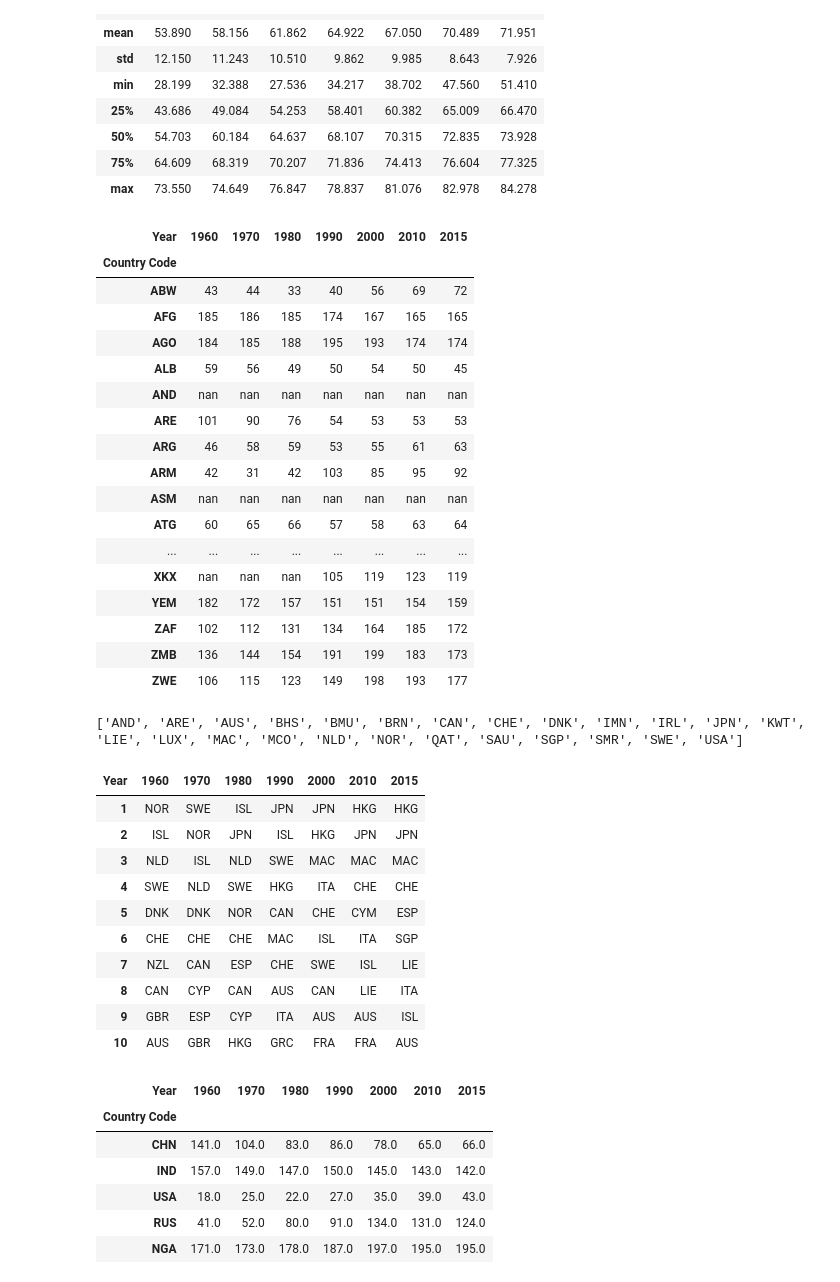
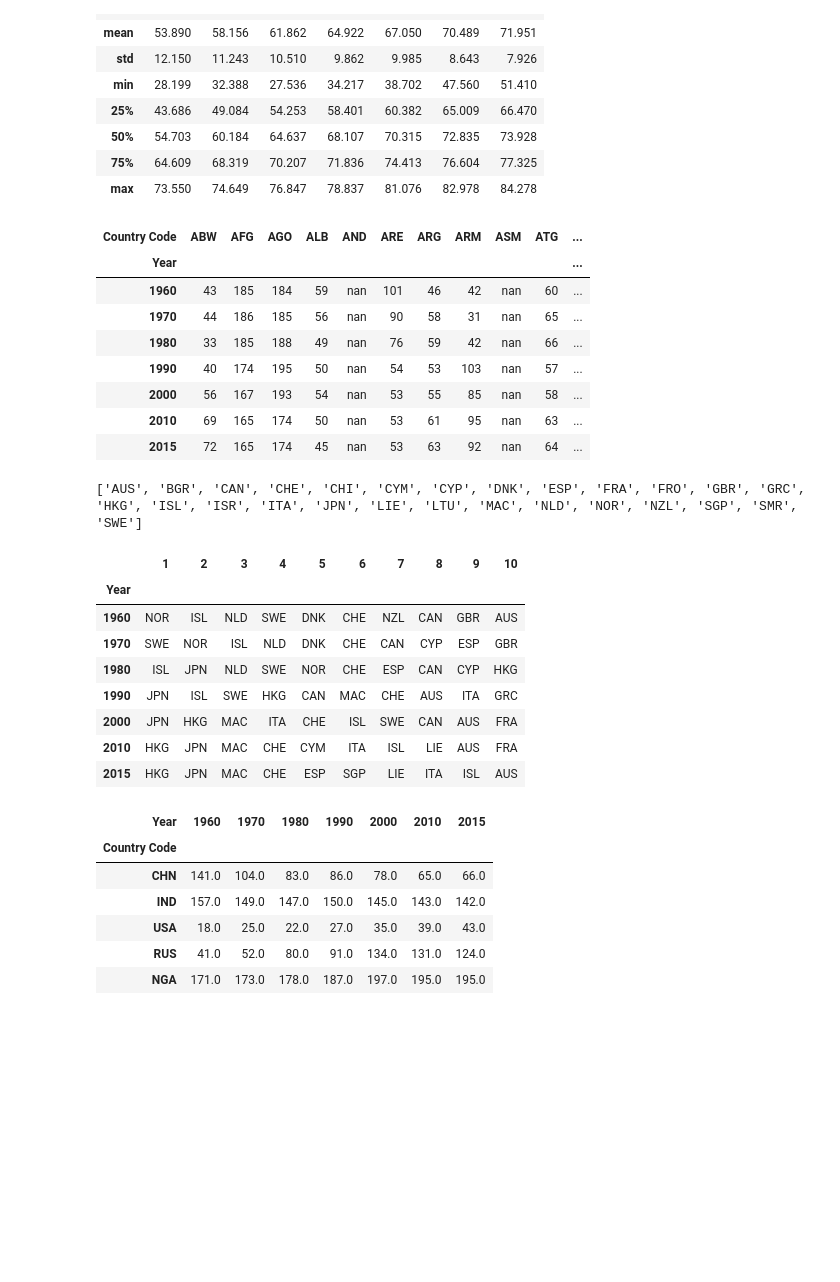
Before and after one commit to jruizalz/EPE-ULPGC, a Jupyter notebook: Bloque_1/1.AnalisisExploratorioDatos.ipynb, the cells around one changed output. Cells and saved outputs as stored; diff of their text form; code cells hidden in the pictures; blank space fills up the shorter version.

```diff
--- a/Bloque_1/1.AnalisisExploratorioDatos.ipynb
+++ b/Bloque_1/1.AnalisisExploratorioDatos.ipynb
@@ -1448,32 +1432,23 @@ life_exp_countries.describe()[selected_years_idx[0:-1]].\
 # %%
 # Ordenación de los países del mundo por esperanza de vida (orden descendente: 1 -> máximo)
 life_exp_countries_rank = life_exp_countries.rank(ascending=False,method="first")
-life_exp_countries_rank[selected_years_idx[0:-1]].\
+life_exp_countries_rank[selected_years_idx[0:-1]].T.\
     style.format("{:.0f}").highlight_null(null_color='red').\
-          highlight_max().highlight_min()
+          highlight_max(axis=1).highlight_min(axis=1)
 # %% [output]
-| Year | 1960 | 1970 | 1980 | 1990 | 2000 | 2010 | 2015 |
-| Country Code |  |  |  |  |  |  |  |
-| ABW | 43 | 44 | 33 | 40 | 56 | 69 | 72 |
-| AFG | 185 | 186 | 185 | 174 | 167 | 165 | 165 |
-| AGO | 184 | 185 | 188 | 195 | 193 | 174 | 174 |
-| ALB | 59 | 56 | 49 | 50 | 54 | 50 | 45 |
-| AND | nan | nan | nan | nan | nan | nan | nan |
-| ARE | 101 | 90 | 76 | 54 | 53 | 53 | 53 |
-| ARG | 46 | 58 | 59 | 53 | 55 | 61 | 63 |
-| ARM | 42 | 31 | 42 | 103 | 85 | 95 | 92 |
-| ASM | nan | nan | nan | nan | nan | nan | nan |
-| ATG | 60 | 65 | 66 | 57 | 58 | 63 | 64 |
-| ... | ... | ... | ... | ... | ... | ... | ... |
-| XKX | nan | nan | nan | 105 | 119 | 123 | 119 |
-| YEM | 182 | 172 | 157 | 151 | 151 | 154 | 159 |
-| ZAF | 102 | 112 | 131 | 134 | 164 | 185 | 172 |
-| ZMB | 136 | 144 | 154 | 191 | 199 | 183 | 173 |
-| ZWE | 106 | 115 | 123 | 149 | 198 | 193 | 177 |
+| Country Code | ABW | AFG | AGO | ALB | AND | ARE | ARG | ARM | ASM | ATG | ... |
+| Year |  |  |  |  |  |  |  |  |  |  | ... |
+| 1960 | 43 | 185 | 184 | 59 | nan | 101 | 46 | 42 | nan | 60 | ... |
+| 1970 | 44 | 186 | 185 | 56 | nan | 90 | 58 | 31 | nan | 65 | ... |
+| 1980 | 33 | 185 | 188 | 49 | nan | 76 | 59 | 42 | nan | 66 | ... |
+| 1990 | 40 | 174 | 195 | 50 | nan | 54 | 53 | 103 | nan | 57 | ... |
+| 2000 | 56 | 167 | 193 | 54 | nan | 53 | 55 | 85 | nan | 58 | ... |
+| 2010 | 69 | 165 | 174 | 50 | nan | 53 | 61 | 95 | nan | 63 | ... |
+| 2015 | 72 | 165 | 174 | 45 | nan | 53 | 63 | 92 | nan | 64 | ... |
 # %%
 n = 10 # n países con mayor esperanza de vida
 
-large_life_exp_countries = life_exp_countries_rank.index[(gdp_pc_countries_rank <=n).any(axis=1)].tolist()
+large_life_exp_countries = life_exp_countries_rank.index[(life_exp_countries_rank <=n).any(axis=1)].tolist()
 print(large_life_exp_countries)
 
 large_life_exp_countries_df = pd.DataFrame([[life_exp_countries_rank.index[
@@ -1481,20 +1456,18 @@ large_life_exp_countries_df = pd.DataFrame([[life_exp_countries_rank.index[
                                    for r in range(1,n+1)],
                                    columns=life_exp_countries_rank.columns,
                                    index=range(1,n+1))
-large_life_exp_countries_df[selected_years_idx[0:-1]]
+large_life_exp_countries_df[selected_years_idx[0:-1]].T
 # %% [output]
-['AND', 'ARE', 'AUS', 'BHS', 'BMU', 'BRN', 'CAN', 'CHE', 'DNK', 'IMN', 'IRL', 'JPN', 'KWT', 'LIE', 'LUX', 'MAC', 'MCO', 'NLD', 'NOR', 'QAT', 'SAU', 'SGP', 'SMR', 'SWE', 'USA']
+['AUS', 'BGR', 'CAN', 'CHE', 'CHI', 'CYM', 'CYP', 'DNK', 'ESP', 'FRA', 'FRO', 'GBR', 'GRC', 'HKG', 'ISL', 'ISR', 'ITA', 'JPN', 'LIE', 'LTU', 'MAC', 'NLD', 'NOR', 'NZL', 'SGP', 'SMR', 'SWE']
-| Year | 1960 | 1970 | 1980 | 1990 | 2000 | 2010 | 2015 |
-| 1 | NOR | SWE | ISL | JPN | JPN | HKG | HKG |
-| 2 | ISL | NOR | JPN | ISL | HKG | JPN | JPN |
-| 3 | NLD | ISL | NLD | SWE | MAC | MAC | MAC |
-| 4 | SWE | NLD | SWE | HKG | ITA | CHE | CHE |
-| 5 | DNK | DNK | NOR | CAN | CHE | CYM | ESP |
-| 6 | CHE | CHE | CHE | MAC | ISL | ITA | SGP |
-| 7 | NZL | CAN | ESP | CHE | SWE | ISL | LIE |
-| 8 | CAN | CYP | CAN | AUS | CAN | LIE | ITA |
-| 9 | GBR | ESP | CYP | ITA | AUS | AUS | ISL |
-| 10 | AUS | GBR | HKG | GRC | FRA | FRA | AUS |
+|  | 1 | 2 | 3 | 4 | 5 | 6 | 7 | 8 | 9 | 10 |
+| Year |  |  |  |  |  |  |  |  |  |  |
+| 1960 | NOR | ISL | NLD | SWE | DNK | CHE | NZL | CAN | GBR | AUS |
+| 1970 | SWE | NOR | ISL | NLD | DNK | CHE | CAN | CYP | ESP | GBR |
+| 1980 | ISL | JPN | NLD | SWE | NOR | CHE | ESP | CAN | CYP | HKG |
+| 1990 | JPN | ISL | SWE | HKG | CAN | MAC | CHE | AUS | ITA | GRC |
+| 2000 | JPN | HKG | MAC | ITA | CHE | ISL | SWE | CAN | AUS | FRA |
+| 2010 | HKG | JPN | MAC | CHE | CYM | ITA | ISL | LIE | AUS | FRA |
+| 2015 | HKG | JPN | MAC | CHE | ESP | SGP | LIE | ITA | ISL | AUS |
 # %%
 life_exp_countries_rank.loc[selected_countries, selected_years_idx[0:-1]]
 # %% [output]
```
Also changed, not shown: parts of 18 cells of this notebook, 1 other file.
